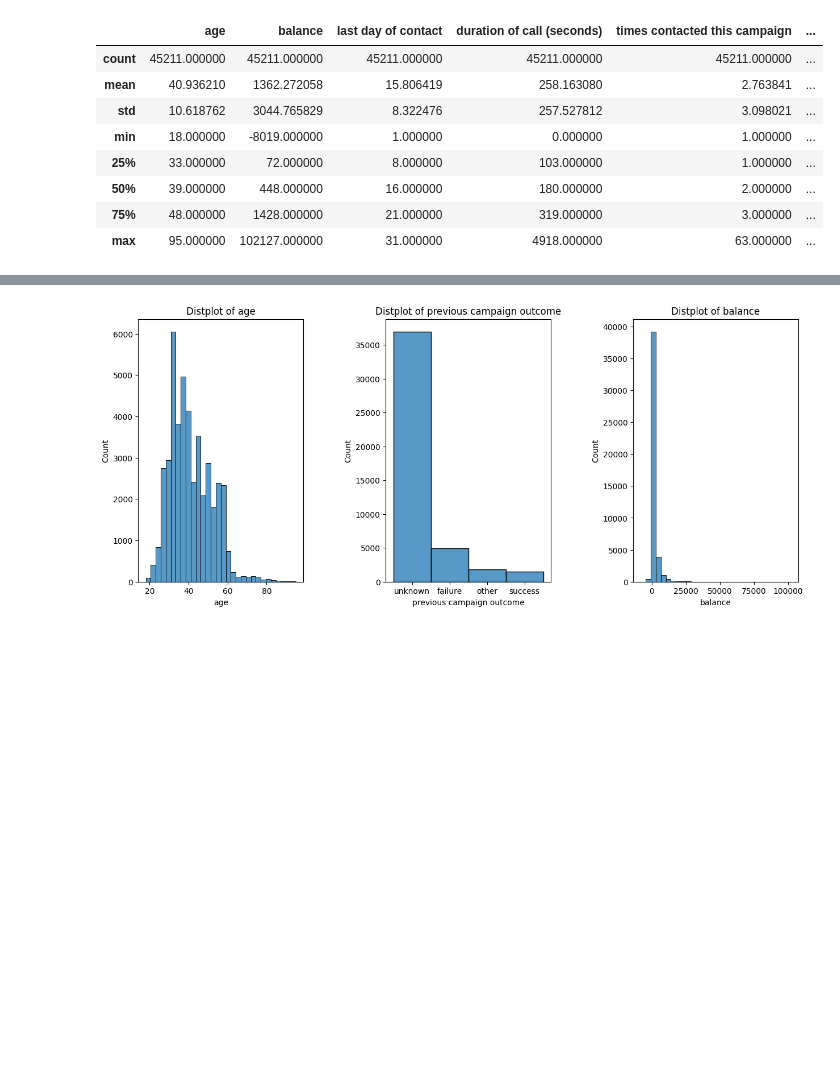
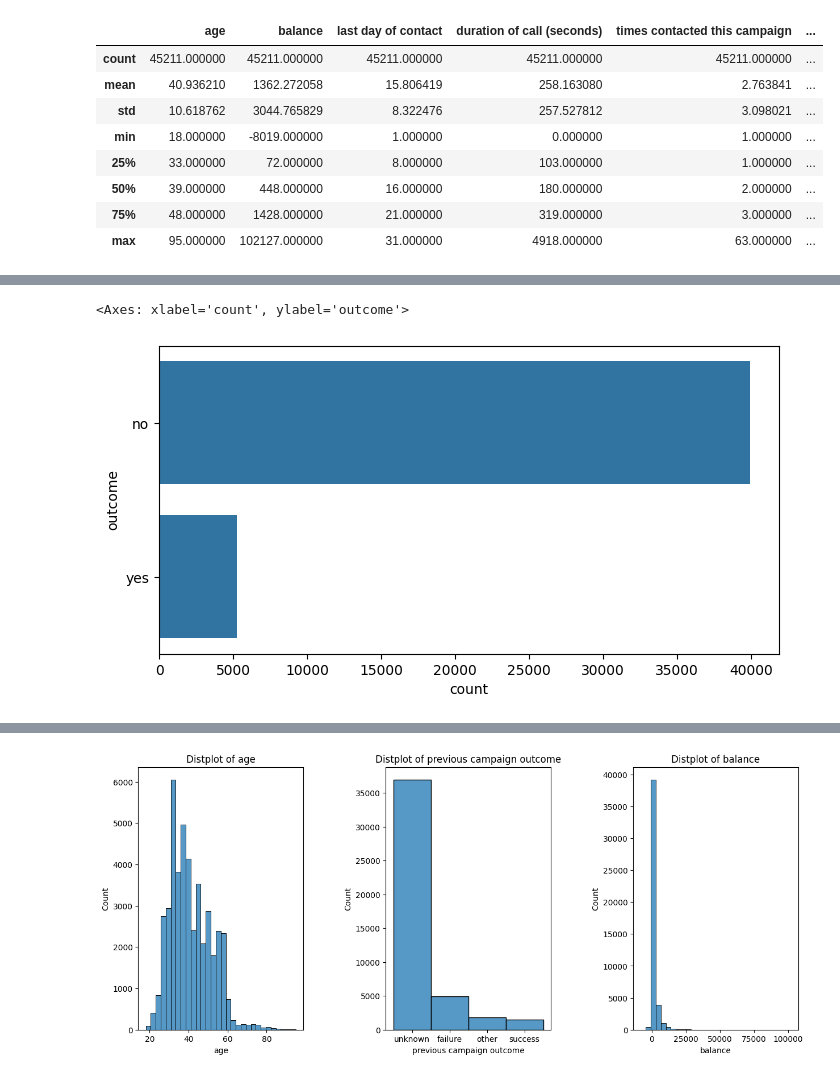
Before and after one commit to ManonoLinda/Customer-Segmentation-and-Marketing-Campaign-Optimisation, a Jupyter notebook: Project1.ipynb, the cells around one changed output, grey strips where cells are left out. Cells and saved outputs as stored; diff of their text form; code cells hidden in the pictures; blank space fills up the shorter version.

```diff
--- a/Project1.ipynb
+++ b/Project1.ipynb
@@ -119,3 +101,12 @@ For example, when doing 'df[col].method(value, inplace=True)', try using 'df.met
 | 50% | 39.000000 | 448.000000 | 16.000000 | 180.000000 | 2.000000 | ... |
 | 75% | 48.000000 | 1428.000000 | 21.000000 | 319.000000 | 3.000000 | ... |
 | max | 95.000000 | 102127.000000 | 31.000000 | 4918.000000 | 63.000000 | ... |
+# %%
+# Make figsize
+plt.figure(figsize=(8,4))
+
+# Bar plot by country
+sns.countplot(y='outcome', data=data)
+# %% [output]
+<Axes: xlabel='count', ylabel='outcome'>
+[figure, added]
```
Also changed, not shown: parts of 22 cells of this notebook.
